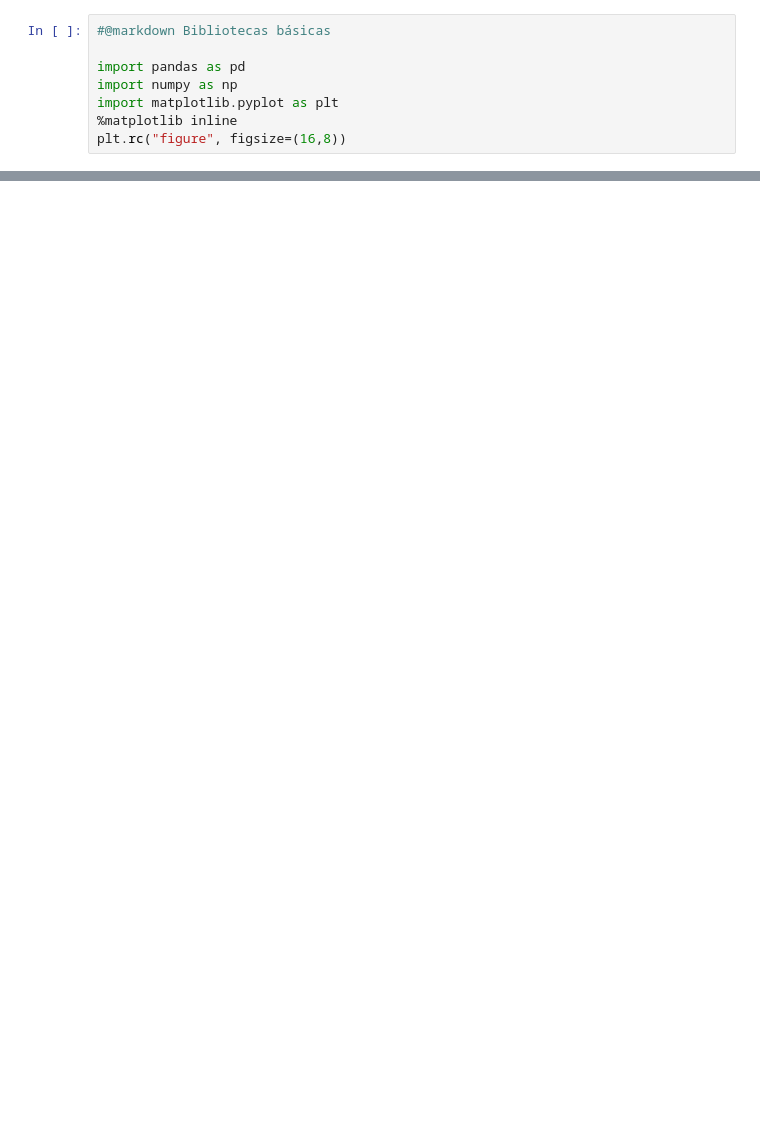
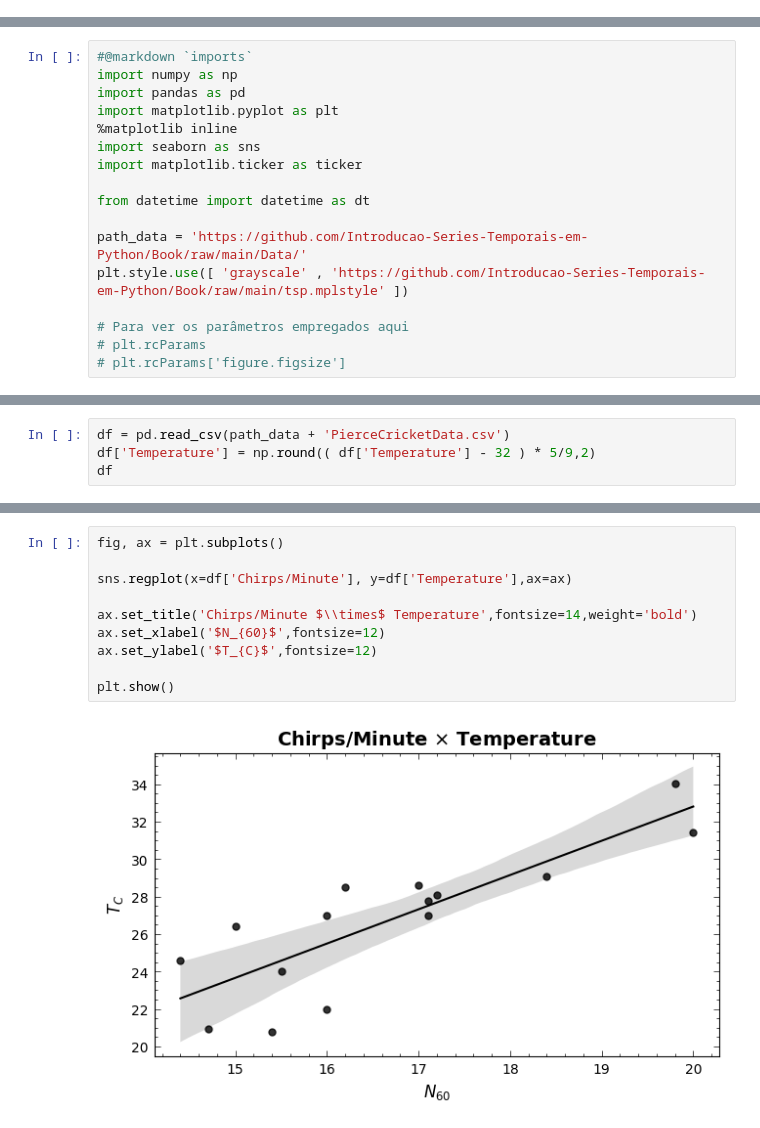
Before and after one commit to Introducao-Series-Temporais-em-Python/Book, a Jupyter notebook: Cap5.ipynb, the cells around one changed output, grey strips where cells are left out. Saved outputs shown, nothing was run; the diff lists cells and outputs as text; blank space fills up the shorter version.

```diff
--- a/Cap5.ipynb
+++ b/Cap5.ipynb
@@ -108,8 +0,0 @@ Entre as etapas estão:
-# %%
-#@markdown Bibliotecas básicas
-
-import pandas as pd
-import numpy as np
-import matplotlib.pyplot as plt
-%matplotlib inline
-plt.rc("figure", figsize=(16,8))
@@ -964,0 +16,17 @@ O livro dedica uma seção para modelos de sazonalidade complexa e discute tanto
+# %%
+#@markdown `imports`
+import numpy as np
+import pandas as pd
+import matplotlib.pyplot as plt
+%matplotlib inline
+import seaborn as sns
+import matplotlib.ticker as ticker
+
+from datetime import datetime as dt
+
+path_data = 'https://github.com/Introducao-Series-Temporais-em-Python/Book/raw/main/Data/'
+plt.style.use([ 'grayscale' , 'https://github.com/Introducao-Series-Temporais-em-Python/Book/raw/main/tsp.mplstyle' ])
+
+# Para ver os parâmetros empregados aqui
+# plt.rcParams
+# plt.rcParams['figure.figsize']
@@ -964,0 +49,4 @@ O livro dedica uma seção para modelos de sazonalidade complexa e discute tanto
+# %%
+df = pd.read_csv(path_data + 'PierceCricketData.csv')
+df['Temperature'] = np.round(( df['Temperature'] - 32 ) * 5/9,2)
+df
@@ -964,0 +78,12 @@ O livro dedica uma seção para modelos de sazonalidade complexa e discute tanto
+# %%
+fig, ax = plt.subplots()
+
+sns.regplot(x=df['Chirps/Minute'], y=df['Temperature'],ax=ax)
+
+ax.set_title('Chirps/Minute $\\times$ Temperature',fontsize=14,weight='bold')
+ax.set_xlabel('$N_{60}$',fontsize=12)
+ax.set_ylabel('$T_{C}$',fontsize=12)
+
+plt.show()
+# %% [output]
+[figure, added]
```
Also changed, not shown: parts of 233 cells of this notebook, 3 other files.
